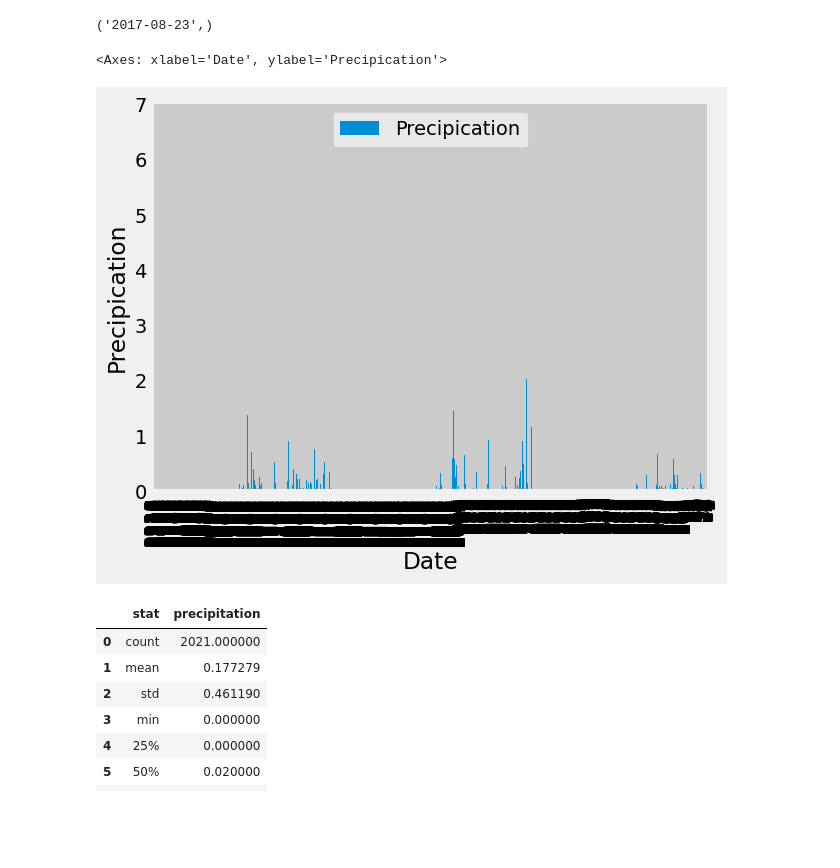
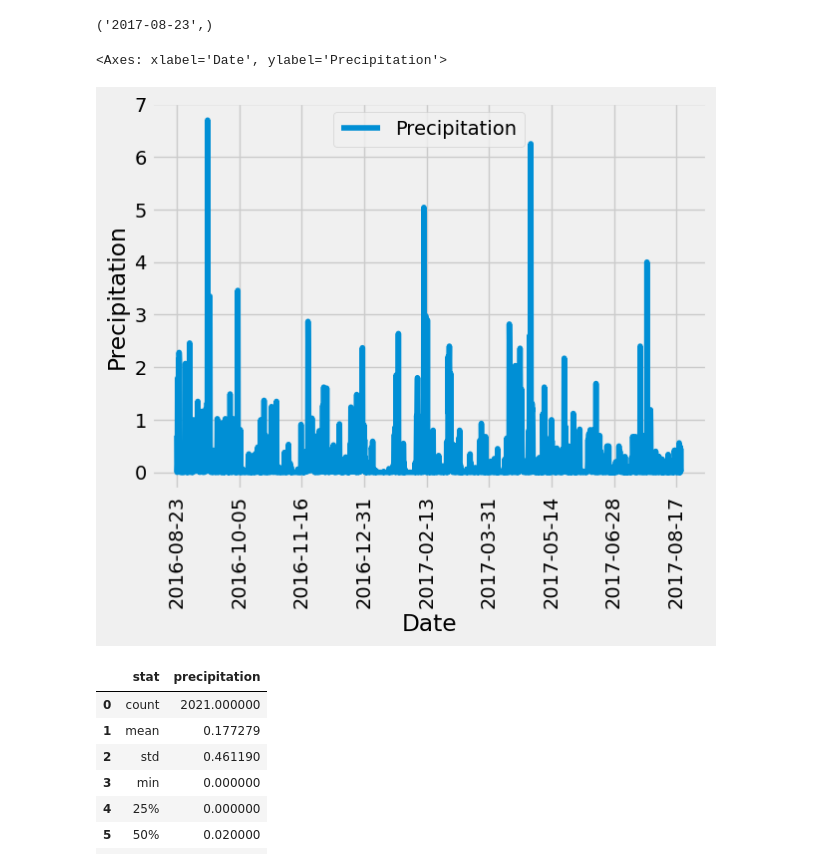
Before and after one commit to annabitzer/sqlalchemy_challenge, a Jupyter notebook: SurfsUp/Starter_Code/climate_starter.ipynb, the cells around one changed output. Drawn from its saved outputs; the diff is of its cells as text; code cells hidden in the pictures; blank space fills up the shorter version.

Commit message:
fixed 12 month precipitation plot

```diff
--- a/SurfsUp/Starter_Code/climate_starter.ipynb
+++ b/SurfsUp/Starter_Code/climate_starter.ipynb
@@ -70,28 +70,28 @@ session.query(Measurement.date).order_by(Measurement.date.desc()).first()
 # %%
 # Design a query to retrieve the last 12 months of precipitation data and plot the results.
 # Starting from the most recent data point in the database.
 
 # Calculate the date one year from the last date in data set.
 year_ago = dt.date(2017, 8, 23) - dt.timedelta(days = 365)
 
 # Perform a query to retrieve the data and precipitation scores
 one_year_precip = session.query(Measurement.date, Measurement.prcp).\
     filter(Measurement.date >= year_ago).\
     order_by(Measurement.date.desc()).all()
 
 one_year_precip
 
 # Save the query results as a Pandas DataFrame. Explicitly set the column names
-precip_df = pd.DataFrame(one_year_precip, columns = ['Date','Precipication'])
+precip_df = pd.DataFrame(one_year_precip, columns = ['Date','Precipitation']).dropna()
+precip_df
 
 # Sort the dataframe by date
 precip_df = precip_df.sort_values("Date")
-precip_df.head()
 
 # Use Pandas Plotting with Matplotlib to plot the data
-precip_df.plot.bar(xlabel ='Date', ylabel='Precipication')
+precip_df.plot.line(x='Date', y= 'Precipitation', xlabel ='Date', ylabel='Precipitation', rot = 90)
 # %% [output]
-<Axes: xlabel='Date', ylabel='Precipication'>
+<Axes: xlabel='Date', ylabel='Precipitation'>
-[figure, old version]
+[figure, new version]
 # %%
 # Use Pandas to calculate the summary statistics for the precipitation data
```
Also changed, not shown: parts of 1 cell of this notebook, 1 other file.
